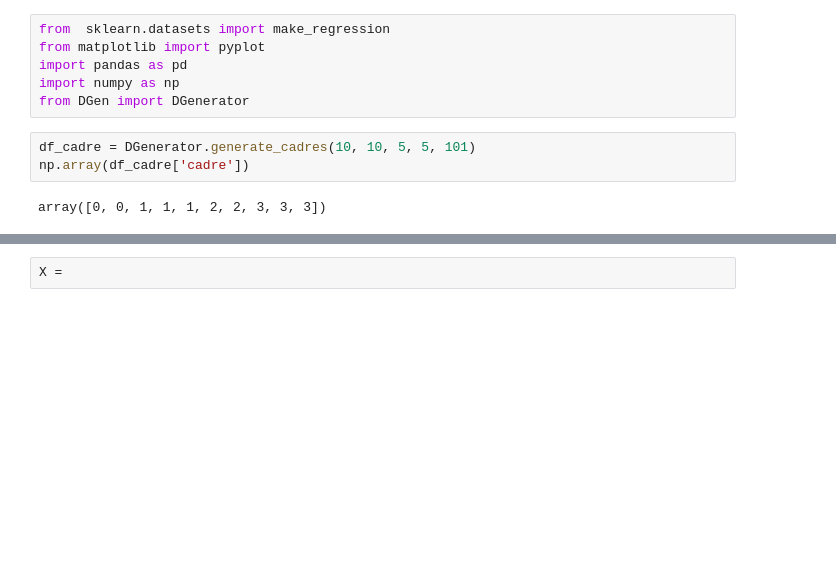
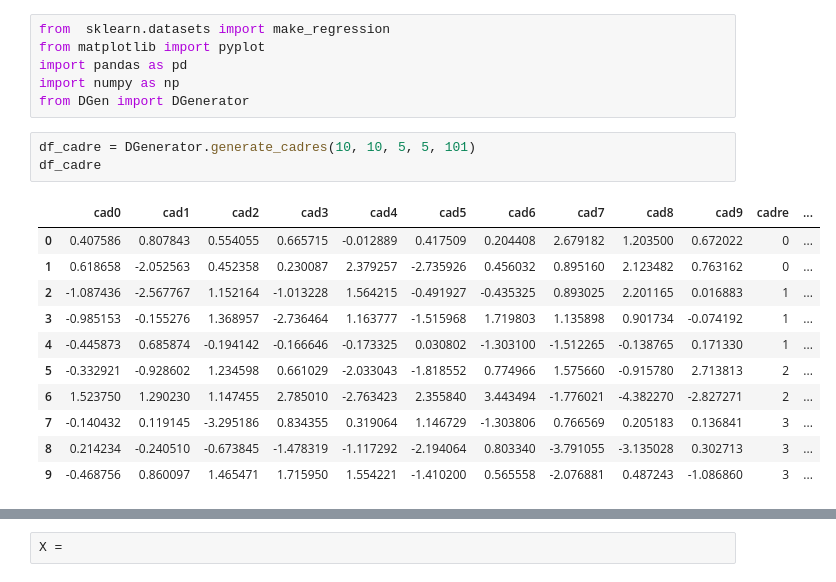
Before and after one commit to HealthINCITE/supervised-cadres, a Jupyter notebook: notebooks/Sim_Test.ipynb, the cells around one changed output, grey strips where cells are left out. Drawn from its saved outputs; the diff is of its cells as text; blank space fills up the shorter version.

```diff
--- a/notebooks/Sim_Test.ipynb
+++ b/notebooks/Sim_Test.ipynb
@@ -6,9 +6,19 @@ import numpy as np
 from DGen import DGenerator
 # %%
 df_cadre = DGenerator.generate_cadres(10, 10, 5, 5, 101)
-np.array(df_cadre['cadre'])
+df_cadre
 # %% [output]
-array([0, 0, 1, 1, 1, 2, 2, 3, 3, 3])
+|  | cad0 | cad1 | cad2 | cad3 | cad4 | cad5 | cad6 | cad7 | cad8 | cad9 | cadre | ... |
+| 0 | 0.407586 | 0.807843 | 0.554055 | 0.665715 | -0.012889 | 0.417509 | 0.204408 | 2.679182 | 1.203500 | 0.672022 | 0 | ... |
+| 1 | 0.618658 | -2.052563 | 0.452358 | 0.230087 | 2.379257 | -2.735926 | 0.456032 | 0.895160 | 2.123482 | 0.763162 | 0 | ... |
+| 2 | -1.087436 | -2.567767 | 1.152164 | -1.013228 | 1.564215 | -0.491927 | -0.435325 | 0.893025 | 2.201165 | 0.016883 | 1 | ... |
+| 3 | -0.985153 | -0.155276 | 1.368957 | -2.736464 | 1.163777 | -1.515968 | 1.719803 | 1.135898 | 0.901734 | -0.074192 | 1 | ... |
+| 4 | -0.445873 | 0.685874 | -0.194142 | -0.166646 | -0.173325 | 0.030802 | -1.303100 | -1.512265 | -0.138765 | 0.171330 | 1 | ... |
+| 5 | -0.332921 | -0.928602 | 1.234598 | 0.661029 | -2.033043 | -1.818552 | 0.774966 | 1.575660 | -0.915780 | 2.713813 | 2 | ... |
+| 6 | 1.523750 | 1.290230 | 1.147455 | 2.785010 | -2.763423 | 2.355840 | 3.443494 | -1.776021 | -4.382270 | -2.827271 | 2 | ... |
+| 7 | -0.140432 | 0.119145 | -3.295186 | 0.834355 | 0.319064 | 1.146729 | -1.303806 | 0.766569 | 0.205183 | 0.136841 | 3 | ... |
+| 8 | 0.214234 | -0.240510 | -0.673845 | -1.478319 | -1.117292 | -2.194064 | 0.803340 | -3.791055 | -3.135028 | 0.302713 | 3 | ... |
+| 9 | -0.468756 | 0.860097 | 1.465471 | 1.715950 | 1.554221 | -1.410200 | 0.565558 | -2.076881 | 0.487243 | -1.086860 | 3 | ... |
 # %%
 df_variables = DGenerator.generate_variables(df_cadre, 10, 5, 2, 3, 10)
 df_variables
```
Also changed, not shown: parts of 1 cell of this notebook, 1 other file.
